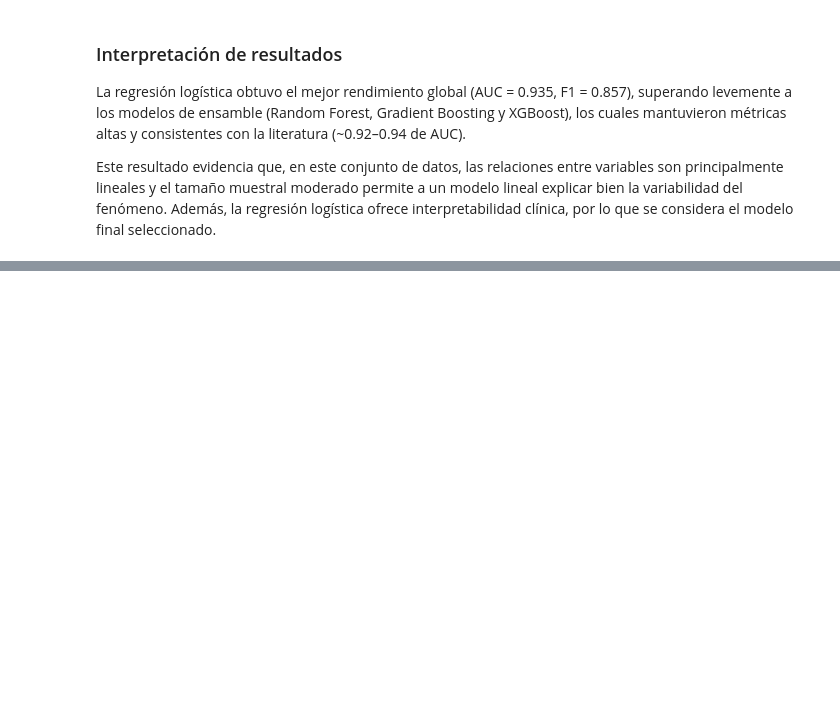
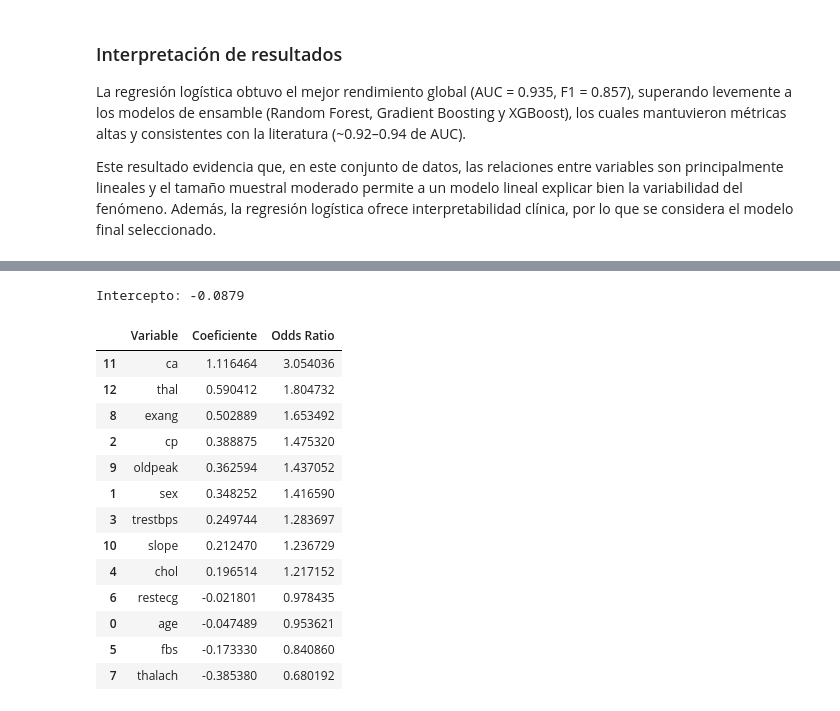
Before and after one commit to 1007451013i/Proyecto-Soluciones-Analiticas, a Jupyter notebook: 02_modelado_heart_disease_v3.ipynb, the cells around one changed output, grey strips where cells are left out. Cells and saved outputs as stored; diff of their text form; code cells hidden in the pictures; blank space fills up the shorter version.

```diff
--- a/02_modelado_heart_disease_v3.ipynb
+++ b/02_modelado_heart_disease_v3.ipynb
@@ -223,0 +258,37 @@ Este resultado evidencia que, en este conjunto de datos, las relaciones entre va
+# %%
+import numpy as np
+import pandas as pd
+
+# Extraer los coeficientes del modelo
+coeficientes = lr.coef_[0]
+intercepto = lr.intercept_[0]
+
+# Calcular los Odds Ratios
+odds_ratios = np.exp(coeficientes)
+
+# Crear DataFrame con resultados
+predictores_df = pd.DataFrame({
+    "Variable": X.columns,
+    "Coeficiente": coeficientes,
+    "Odds Ratio": odds_ratios
+}).sort_values(by="Coeficiente", ascending=False)
+
+# Mostrar resultados
+print(f"Intercepto: {intercepto:.4f}")
+predictores_df
+# %% [output]
+Intercepto: -0.0879
+|  | Variable | Coeficiente | Odds Ratio |
+| 11 | ca | 1.116464 | 3.054036 |
+| 12 | thal | 0.590412 | 1.804732 |
+| 8 | exang | 0.502889 | 1.653492 |
+| 2 | cp | 0.388875 | 1.475320 |
+| 9 | oldpeak | 0.362594 | 1.437052 |
+| 1 | sex | 0.348252 | 1.416590 |
+| 3 | trestbps | 0.249744 | 1.283697 |
+| 10 | slope | 0.212470 | 1.236729 |
+| 4 | chol | 0.196514 | 1.217152 |
+| 6 | restecg | -0.021801 | 0.978435 |
+| 0 | age | -0.047489 | 0.953621 |
+| 5 | fbs | -0.173330 | 0.840860 |
+| 7 | thalach | -0.385380 | 0.680192 |
```
Also changed, not shown: parts of 3 cells of this notebook.
